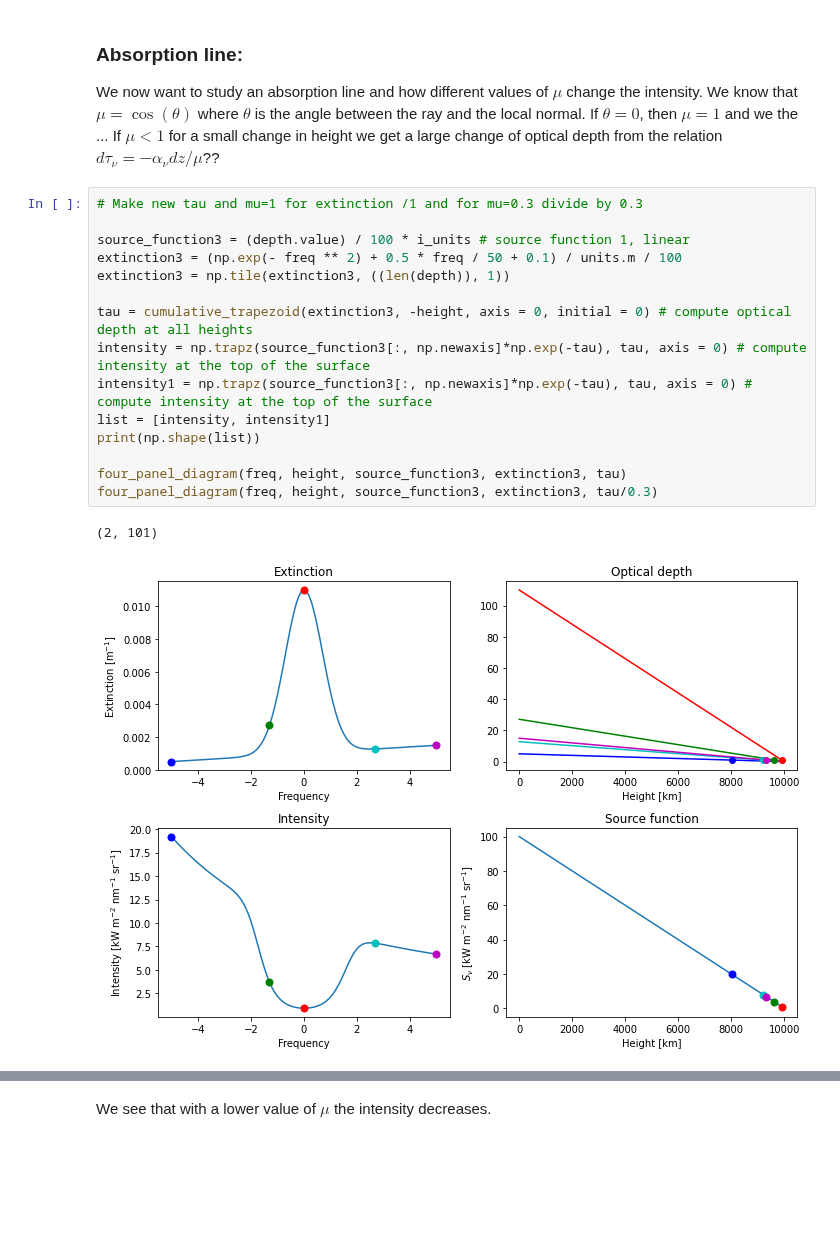
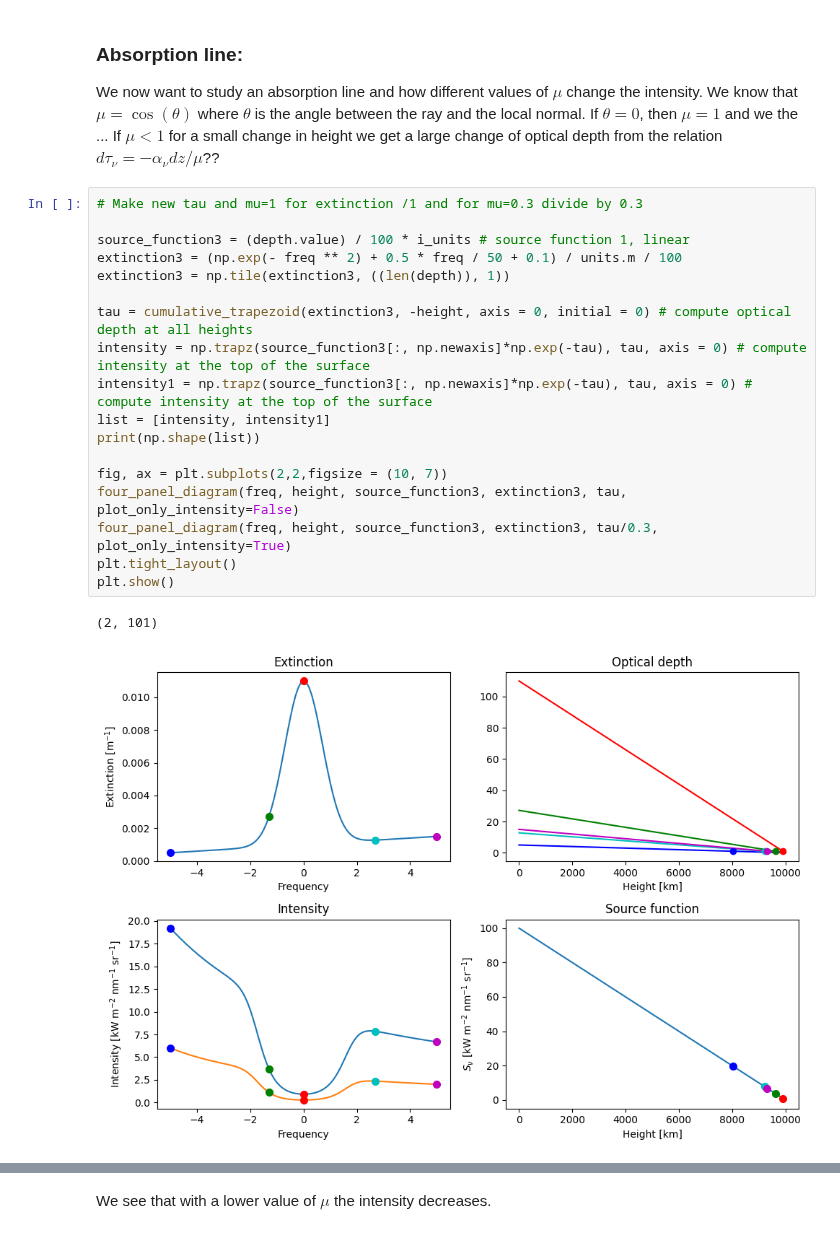
Before and after one commit to Rachelstiansen/AST4310, a Jupyter notebook: project work/project1/project1_student.ipynb, the cells around one changed output, grey strips where cells are left out. Saved outputs shown, nothing was run; the diff lists cells and outputs as text; blank space fills up the shorter version.

Commit message:
Intensity in same plot

```diff
--- a/project work/project1/project1_student.ipynb
+++ b/project work/project1/project1_student.ipynb
@@ -174,18 +188,21 @@ We now want to study an absorption line and how different values of $\mu$ change
 # %%
 # Make new tau and mu=1 for extinction /1 and for mu=0.3 divide by 0.3
 
 source_function3 = (depth.value) / 100 * i_units # source function 1, linear
 extinction3 = (np.exp(- freq ** 2) + 0.5 * freq / 50 + 0.1) / units.m / 100
 extinction3 = np.tile(extinction3, ((len(depth)), 1))
 
 tau = cumulative_trapezoid(extinction3, -height, axis = 0, initial = 0) # compute optical depth at all heights
 intensity = np.trapz(source_function3[:, np.newaxis]*np.exp(-tau), tau, axis = 0) # compute intensity at the top of the surface
 intensity1 = np.trapz(source_function3[:, np.newaxis]*np.exp(-tau), tau, axis = 0) # compute intensity at the top of the surface
 list = [intensity, intensity1]
 print(np.shape(list))
 
-four_panel_diagram(freq, height, source_function3, extinction3, tau)
-four_panel_diagram(freq, height, source_function3, extinction3, tau/0.3)
+fig, ax = plt.subplots(2,2,figsize = (10, 7))
+four_panel_diagram(freq, height, source_function3, extinction3, tau, plot_only_intensity=False)
+four_panel_diagram(freq, height, source_function3, extinction3, tau/0.3, plot_only_intensity=True)
+plt.tight_layout()
+plt.show()
 # %% [output]
 (2, 101)
-[figure, old version]
+[figure, new version]
```
Also changed, not shown: parts of 4 cells of this notebook.
